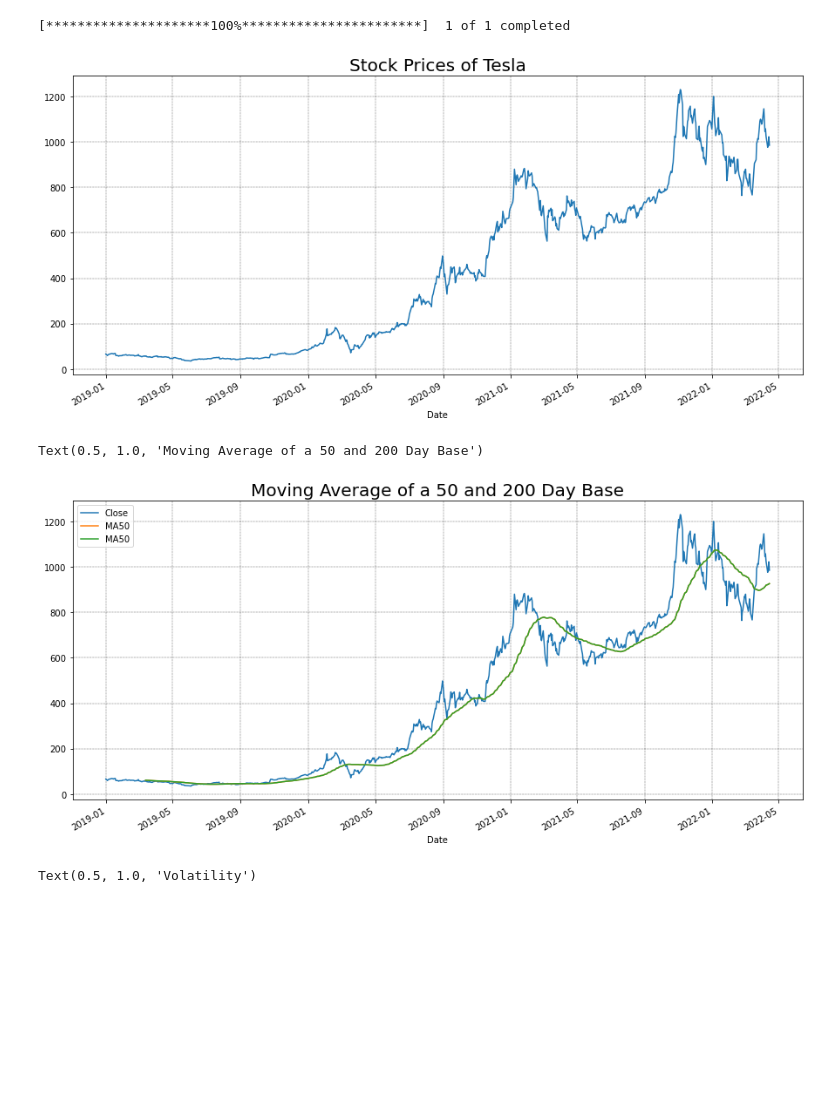
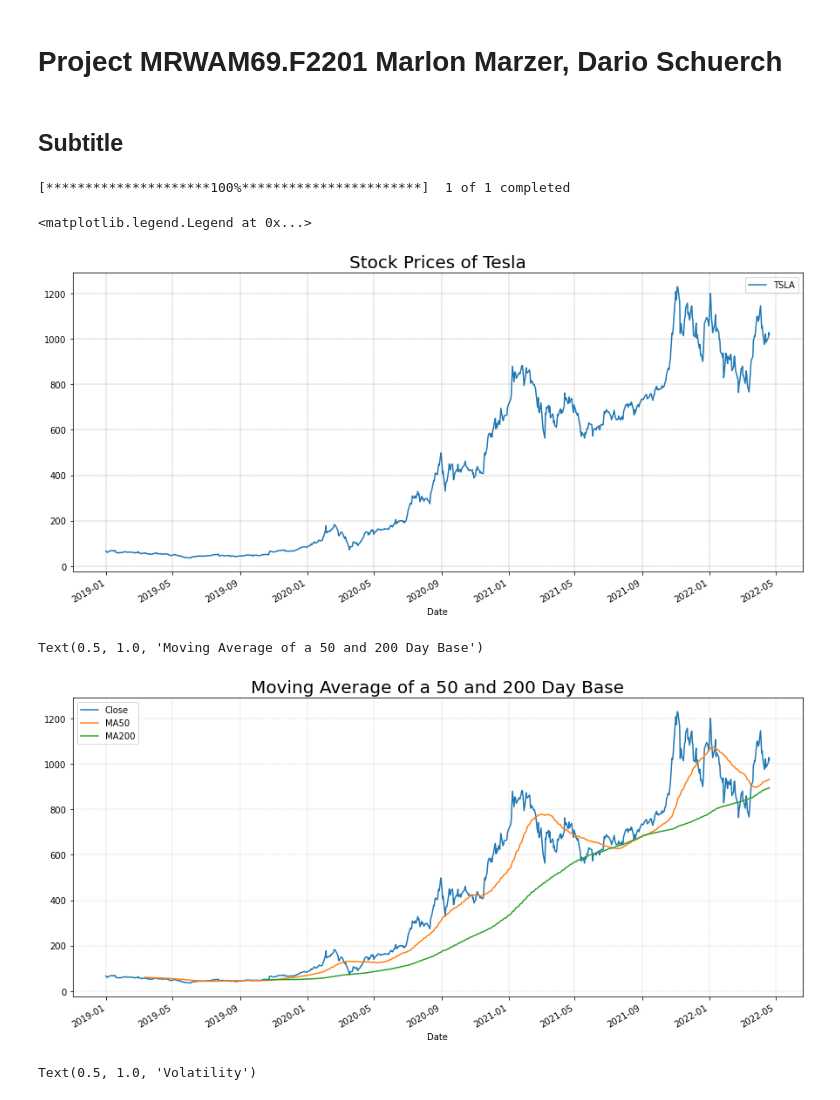
Before and after one commit to Darioschuerch/Project_MRWAM69.F2201_Marzer_Schuerch, a Jupyter notebook: Project/File.ipynb, the cells around one changed output. Drawn from its saved outputs; the diff is of its cells as text; code cells hidden in the pictures; blank space fills up the shorter version.

```diff
--- a/Project/File.ipynb
+++ b/Project/File.ipynb
@@ -1,3 +1,7 @@
+# %% [markdown]
+# Project MRWAM69.F2201 Marlon Marzer, Dario Schuerch
+# %% [markdown]
+## Subtitle
 # %%
 import yfinance as yf
 from datetime import datetime
@@ -11,24 +15,25 @@ tsla = yf.download("tsla", start, end)
 
 tsla["Close"].plot(label = "TSLA", figsize = (15,7))
 plt.title("Stock Prices of Tesla", fontsize = 20)
-plt.grid(which="major", color='k', linestyle='-.', linewidth=0.3)
-plt.show()
+plt.grid(which="major", color='k', linestyle='-.', linewidth=0.2)
+plt.legend()
 # %% [output]
 [*********************100%***********************]  1 of 1 completed
+<matplotlib.legend.Legend at 0x...>
-[figure, old version]
+[figure, new version]
 # %%
 #Gleitender Mittelwert 50 / 200
 tsla ["MA50"] = tsla["Close"].rolling(50).mean()
 tsla ["MA200"] = tsla["Close"].rolling(200).mean()
 tsla["Close"].plot(figsize = (15,7))
 tsla["MA50"].plot()
-tsla["MA50"].plot()
-plt.grid(which="major", color='k', linestyle='-.', linewidth=0.3)
+tsla["MA200"].plot()
+plt.grid(which="major", color='k', linestyle='-.', linewidth=0.1)
 plt.legend()
 plt.title("Moving Average of a 50 and 200 Day Base", fontsize = 20)
 # %% [output]
 Text(0.5, 1.0, 'Moving Average of a 50 and 200 Day Base')
-[figure, old version]
+[figure, new version]
 # %%
 #Volatility
 tsla['returns'] = (tsla['Close']/tsla['Close'].shift(1)) -1
```
